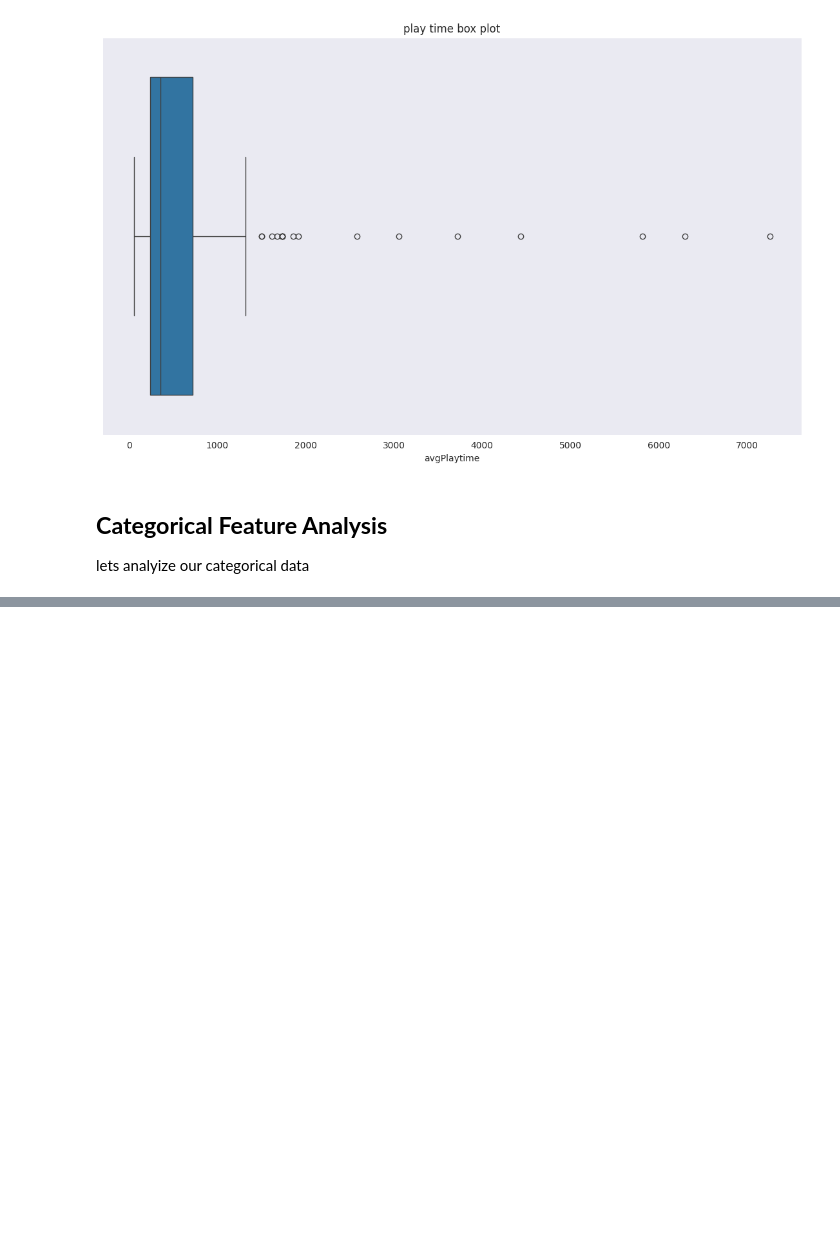
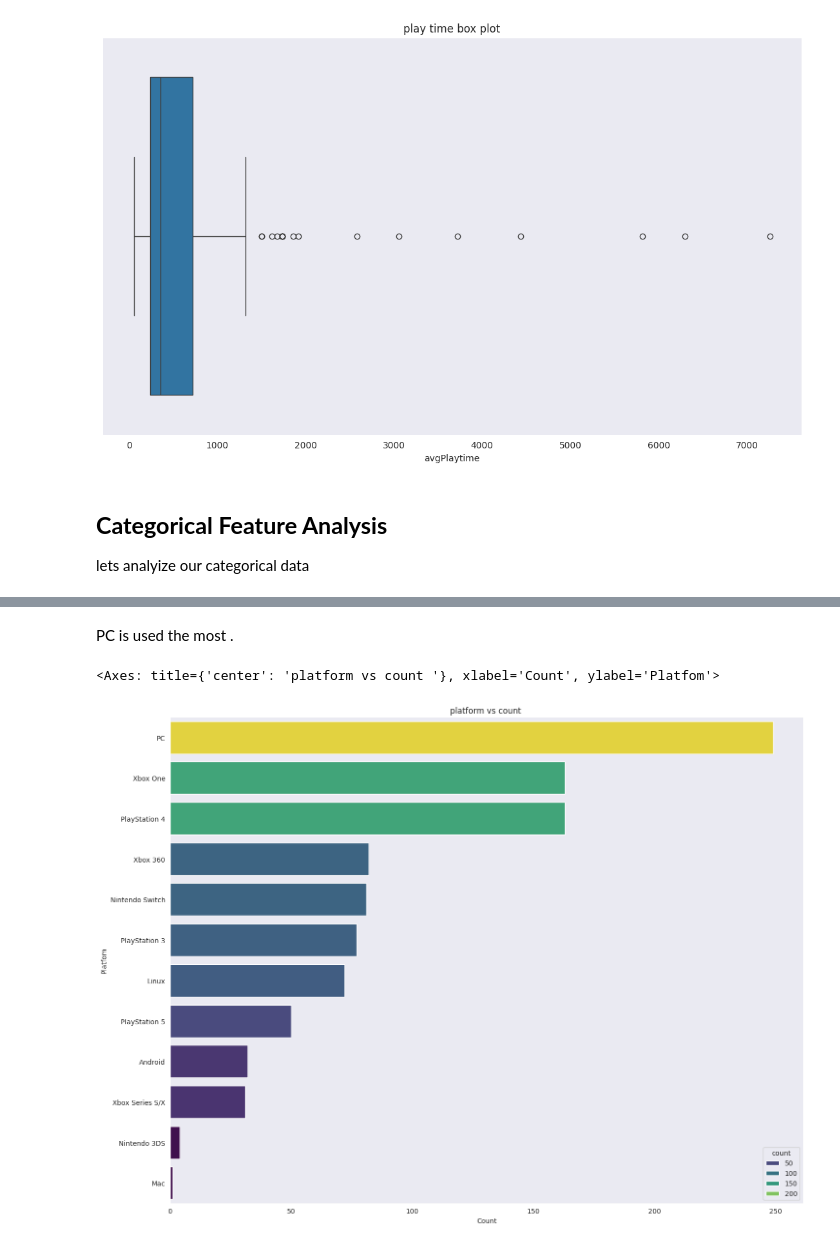
Before and after one commit to Shruthikshetty/media-logger-recommender, a Jupyter notebook: training_notebooks/games_recommendation_model.ipynb, the cells around one changed output, grey strips where cells are left out. Drawn from its saved outputs; the diff is of its cells as text; code cells hidden in the pictures; blank space fills up the shorter version.

```diff
--- a/training_notebooks/games_recommendation_model.ipynb
+++ b/training_notebooks/games_recommendation_model.ipynb
@@ -222,0 +314,12 @@ lets analyize our categorical data
+# %%
+# Replace the empty array or the missing values with unknown as place holder
+games_analysis["platforms_filled"] = games_analysis["platforms"].apply(lambda x : x  if isinstance(x , list)  and len(x) > 0 else ["unknown"])
+
+# explode and count including the placeholder
+exploded_platform = games_analysis["platforms_filled"].explode()
+platform_counts = exploded_platform.value_counts()
+
+## convert to df
+platform_df = platform_counts.reset_index()
+platform_df.columns = ["platform" , 'count']
+platform_df
@@ -222,0 +340,14 @@ lets analyize our categorical data
+# %% [markdown]
+PC is used the most .
+# %%
+# plot the platform distribution plot with respect to count
+sns.set_style("dark")
+plt.figure(figsize=(14, 11));
+plt.title("platform vs count ")
+plt.xlabel("Count");
+plt.ylabel('Platfom')
+plt.tight_layout()
+sns.barplot(x='count', y='platform', data=platform_df, palette='viridis' , hue="count")
+# %% [output]
+<Axes: title={'center': 'platform vs count '}, xlabel='Count', ylabel='Platfom'>
+[figure, added]
```
Also changed, not shown: parts of 61 cells of this notebook, 1 other file.
